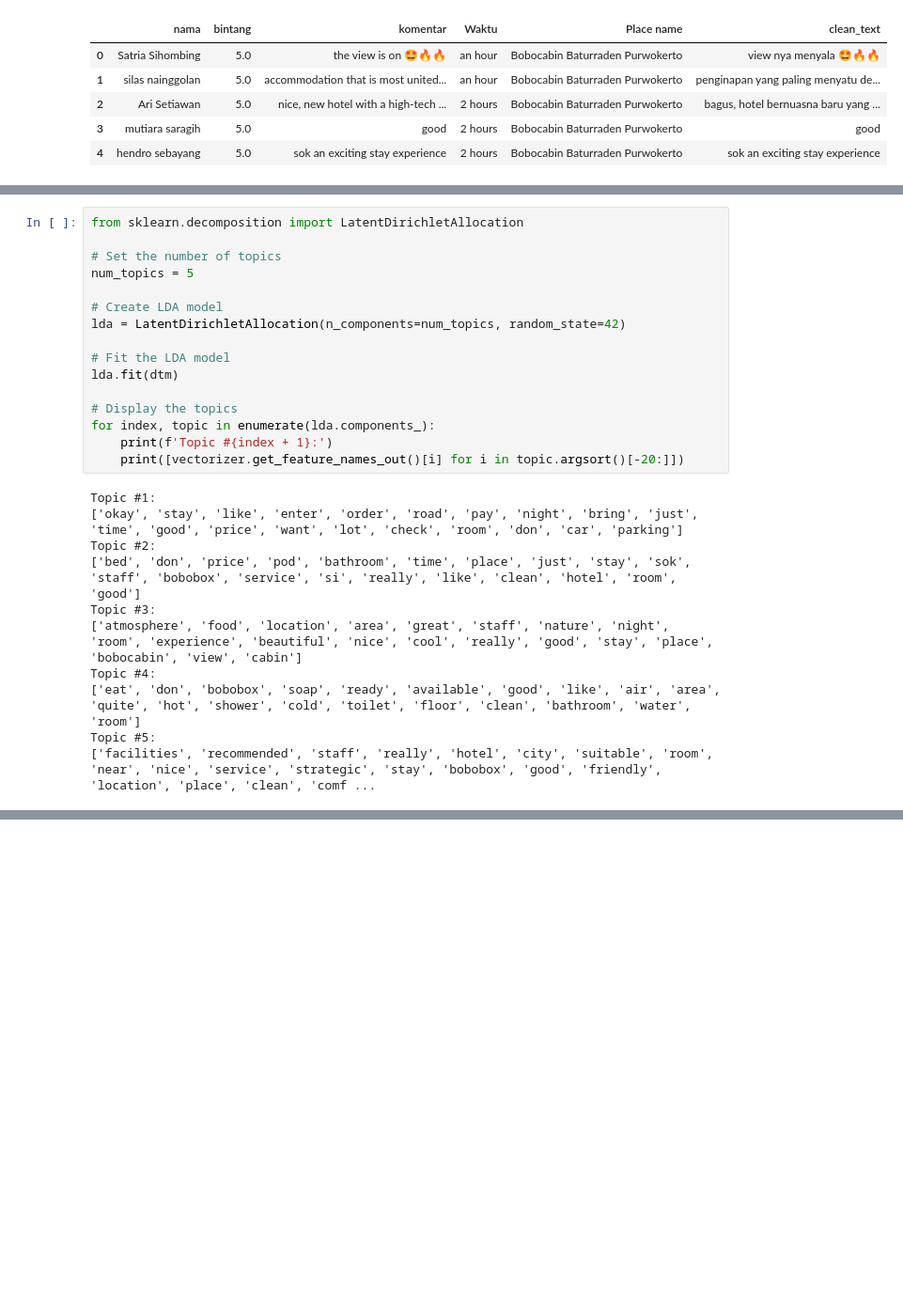
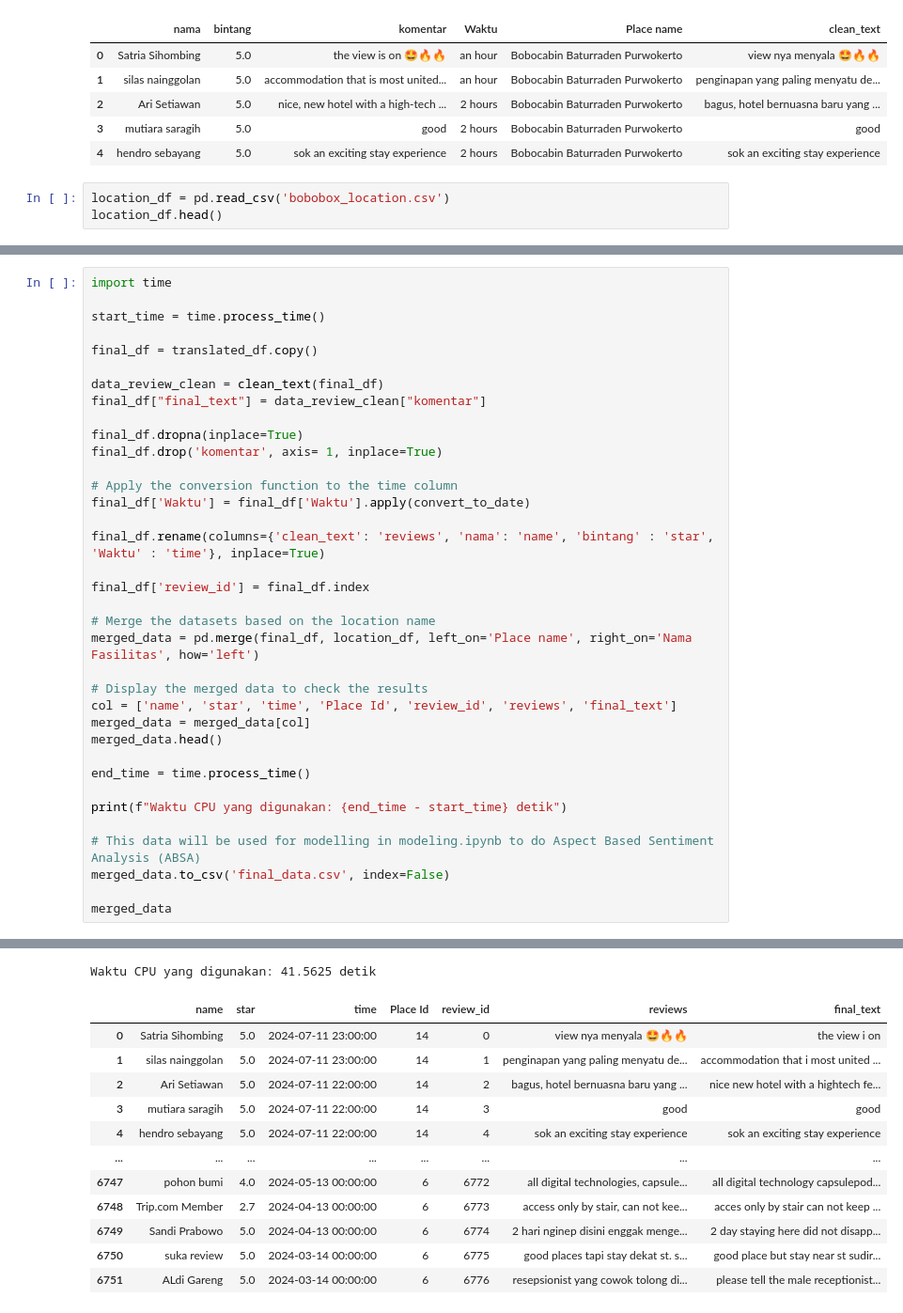
Before and after one commit to harunasrori/bobobox_reviews, a Jupyter notebook: Preprocess.ipynb, the cells around one changed output, grey strips where cells are left out. Shown at 94% size. Saved outputs shown, nothing was run; the diff lists cells and outputs as text; blank space fills up the shorter version.

Commit message:
Add date columns
Add preprocess to feature engineer the date column

```diff
--- a/Preprocess.ipynb
+++ b/Preprocess.ipynb
@@ -349,3 +349,6 @@ translated_df.head()
 | 2 | Ari Setiawan | 5.0 | nice, new hotel with a high-tech ... | 2 hours | Bobocabin Baturraden Purwokerto | bagus, hotel bernuasna baru yang ... |
 | 3 | mutiara saragih | 5.0 | good | 2 hours | Bobocabin Baturraden Purwokerto | good |
 | 4 | hendro sebayang | 5.0 | sok an exciting stay experience | 2 hours | Bobocabin Baturraden Purwokerto | sok an exciting stay experience |
+# %%
+location_df = pd.read_csv('bobobox_location.csv')
+location_df.head()
@@ -501,27 +453,37 @@ dtm
-# %%
-from sklearn.decomposition import LatentDirichletAllocation
-
-# Set the number of topics
-num_topics = 5
-
-# Create LDA model
-lda = LatentDirichletAllocation(n_components=num_topics, random_state=42)
-
-# Fit the LDA model
-lda.fit(dtm)
-
-# Display the topics
-for index, topic in enumerate(lda.components_):
-    print(f'Topic #{index + 1}:')
-    print([vectorizer.get_feature_names_out()[i] for i in topic.argsort()[-20:]])
-# %% [output]
-Topic #1:
-['okay', 'stay', 'like', 'enter', 'order', 'road', 'pay', 'night', 'bring', 'just', 'time', 'good', 'price', 'want', 'lot', 'check', 'room', 'don', 'car', 'parking']
-Topic #2:
-['bed', 'don', 'price', 'pod', 'bathroom', 'time', 'place', 'just', 'stay', 'sok', 'staff', 'bobobox', 'service', 'si', 'really', 'like', 'clean', 'hotel', 'room', 'good']
-Topic #3:
-['atmosphere', 'food', 'location', 'area', 'great', 'staff', 'nature', 'night', 'room', 'experience', 'beautiful', 'nice', 'cool', 'really', 'good', 'stay', 'place', 'bobocabin', 'view', 'cabin']
-Topic #4:
-['eat', 'don', 'bobobox', 'soap', 'ready', 'available', 'good', 'like', 'air', 'area', 'quite', 'hot', 'shower', 'cold', 'toilet', 'floor', 'clean', 'bathroom', 'water', 'room']
-Topic #5:
-['facilities', 'recommended', 'staff', 'really', 'hotel', 'city', 'suitable', 'room', 'near', 'nice', 'service', 'strategic', 'stay', 'bobobox', 'good', 'friendly', 'location', 'place', 'clean', 'comf ...
+# %%
+import time
+
+start_time = time.process_time()
+
+final_df = translated_df.copy()
+
+data_review_clean = clean_text(final_df)
+final_df["final_text"] = data_review_clean["komentar"]
+
+final_df.dropna(inplace=True)
+final_df.drop('komentar', axis= 1, inplace=True)
+
+# Apply the conversion function to the time column
+final_df['Waktu'] = final_df['Waktu'].apply(convert_to_date)
+
+final_df.rename(columns={'clean_text': 'reviews', 'nama': 'name', 'bintang' : 'star', 'Waktu' : 'time'}, inplace=True)
+
+final_df['review_id'] = final_df.index
+
+# Merge the datasets based on the location name
+merged_data = pd.merge(final_df, location_df, left_on='Place name', right_on='Nama Fasilitas', how='left')
+
+# Display the merged data to check the results
+col = ['name', 'star', 'time', 'Place Id', 'review_id', 'reviews', 'final_text']
+merged_data = merged_data[col]
+merged_data.head()
+
+end_time = time.process_time()
+
+print(f"Waktu CPU yang digunakan: {end_time - start_time} detik")
+
+# This data will be used for modelling in modeling.ipynb to do Aspect Based Sentiment Analysis (ABSA)
+merged_data.to_csv('final_data.csv', index=False)
+
+merged_data
+# %% [output]
@@ -527,0 +496,13 @@ Topic #5:
+Waktu CPU yang digunakan: 41.5625 detik
+|  | name | star | time | Place Id | review_id | reviews | final_text |
+| 0 | Satria Sihombing | 5.0 | 2024-07-11 23:00:00 | 14 | 0 | view nya menyala 🤩🔥🔥 | the view i on |
+| 1 | silas nainggolan | 5.0 | 2024-07-11 23:00:00 | 14 | 1 | penginapan yang paling menyatu de... | accommodation that i most united ... |
+| 2 | Ari Setiawan | 5.0 | 2024-07-11 22:00:00 | 14 | 2 | bagus, hotel bernuasna baru yang ... | nice new hotel with a hightech fe... |
+| 3 | mutiara saragih | 5.0 | 2024-07-11 22:00:00 | 14 | 3 | good | good |
+| 4 | hendro sebayang | 5.0 | 2024-07-11 22:00:00 | 14 | 4 | sok an exciting stay experience | sok an exciting stay experience |
+| ... | ... | ... | ... | ... | ... | ... | ... |
+| 6747 | pohon bumi | 4.0 | 2024-05-13 00:00:00 | 6 | 6772 | all digital technologies, capsule... | all digital technology capsulepod... |
+| 6748 | Trip.com Member | 2.7 | 2024-04-13 00:00:00 | 6 | 6773 | access only by stair, can not kee... | acces only by stair can not keep ... |
+| 6749 | Sandi Prabowo | 5.0 | 2024-04-13 00:00:00 | 6 | 6774 | 2 hari nginep disini enggak menge... | 2 day staying here did not disapp... |
+| 6750 | suka review | 5.0 | 2024-03-14 00:00:00 | 6 | 6775 | good places tapi stay dekat st. s... | good place but stay near st sudir... |
+| 6751 | ALdi Gareng | 5.0 | 2024-03-14 00:00:00 | 6 | 6776 | resepsionist yang cowok tolong di... | please tell the male receptionist... |
```
Also changed, not shown: parts of 7 cells of this notebook, 1 other file.
